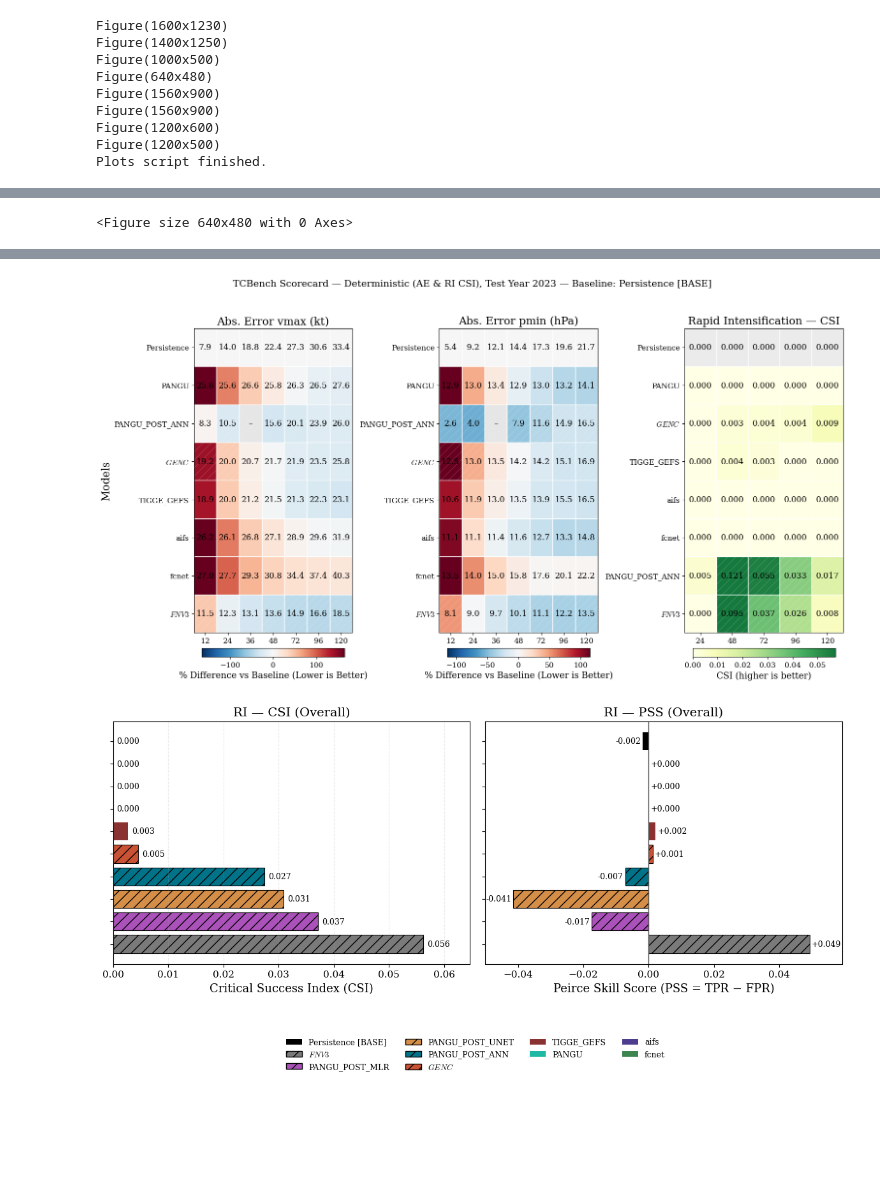
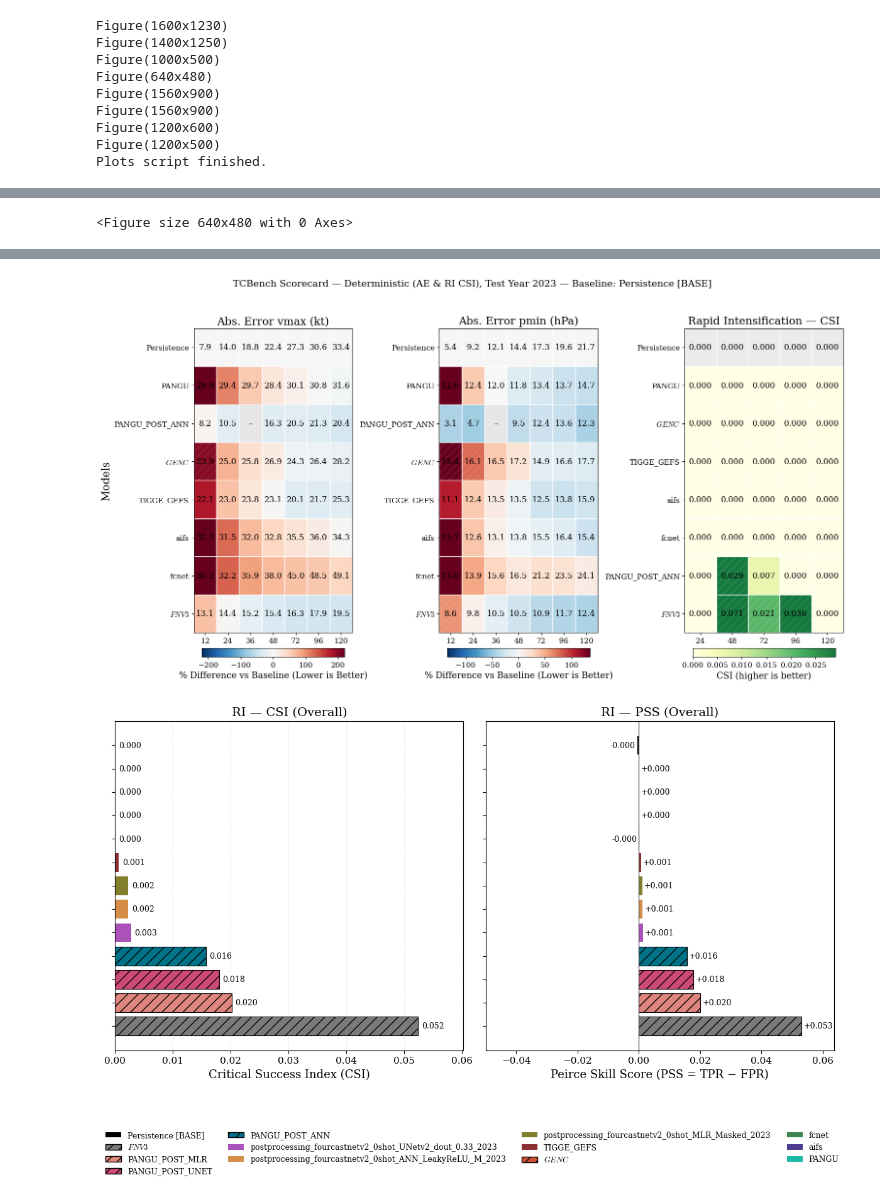
Before and after one commit to tcbench/TCBench, a Jupyter notebook: dev/Getting_Started.ipynb, the cells around one changed output, grey strips where cells are left out. Drawn from its saved outputs; the diff is of its cells as text; code cells hidden in the pictures; blank space fills up the shorter version.

```diff
--- a/dev/Getting_Started.ipynb
+++ b/dev/Getting_Started.ipynb
@@ -162,23 +149,36 @@ only **new** inputs are computed. Set `recompute=True` if you want to **overwrit
 
 Below, we print a small random sample of PANGU’s deterministic metrics and GENC's probabilistic ones to show the result schema.
 # %%
-from evaluate_tracks import evaluate_tracks
+from evaluate_tracks_rev import evaluate_tracks
 import pandas as pd
 
-eval_dir = str(Path.cwd() / "outputs")
-ib_dir = str(Path.cwd() / "data" / "ibtracs")
+# eval_dir = str(Path.cwd() / "outputs")
+# ib_dir = str(Path.cwd() / "data" / "ibtracs")
+eval_dir = str("/home/mgomezd1/repos/idea_testing/outputs")
+ib_dir = str("/home/mgomezd1/repos/idea_testing/ibtracs")
 
 result_paths, result_dfs, all_cases = evaluate_tracks(
     eval_folder=eval_dir,
     ibtracs_tracks_path=ib_dir,
     year=2023,
-    select_files=["2023_PANGU.csv"],  # ex: ["2023_PANGU.csv", "2023_GENC.csv"]
+    select_files=["2023_PANGU.csv",
+                  "2023_GENC.csv",
+                  "2023_aifs.csv",
+                  "2023_fcnet.csv",
+                  "2023_TIGGE_IFS.csv",
+                  "2023_TIGGE_GEFS.csv",
+                  "2023_weatherlab_FNV3.csv",
+                  "postprocessing_panguweather_ANN_LeakyReLU,_M_2023.csv",
+                  "postprocessing_panguweather_MLR_Masked_2023.csv",
+                  "postprocessing_panguweather_UNetv2_dout_0.33_2023.csv",
+                    ],  # ex: ["2023_PANGU.csv", "2023_GENC.csv"]
     recompute=True,
     only_ri=False,
     exclude_patterns=("RI", "results", "ibtracs"),
     save_results=True,
     return_dataframes=False,
     verbose=True,
+    basin="EP"
 )
 
 # Example: preview one model's results
@@ -238,8 +250,12 @@ Figure(1200x600)
 Figure(1200x500)
 Plots script finished.
 # %%
-# Alternatively, use magic commands to also display the generated plots in the notebook
-%run -i plot_errors.py \
-    --eval_dir "./outputs" \
-    --ibtracs_path "./data/ibtracs"
+# # Alternatively, use magic commands to also display the generated plots in the notebook
+# %run -i plot_errors.py \
+#     --eval_dir "./outputs" \
+#     --ibtracs_path "./data/ibtracs"
+
+%run -i plot_errors_rev.py \
+    --eval_dir "/home/mgomezd1/repos/idea_testing/outputs" \
+    --ibtracs_path "/home/mgomezd1/repos/idea_testing/ibtracs"
 # %% [output]
@@ -251,2 +267,2 @@ Plots script finished.
-[figure, old version]
+[figure, new version]
-[figure, old version]
+[figure, new version]
```
Also changed, not shown: parts of 4 cells of this notebook, 8 other files.
